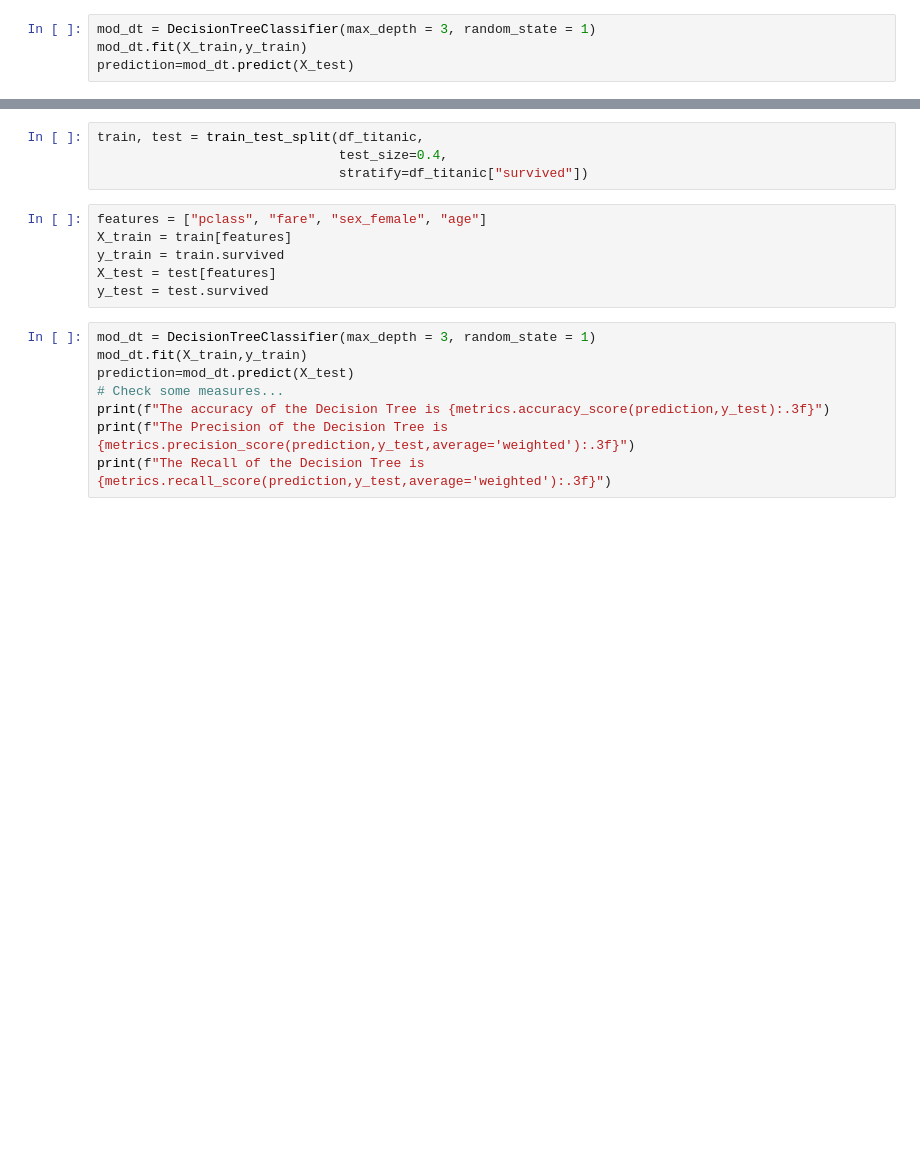
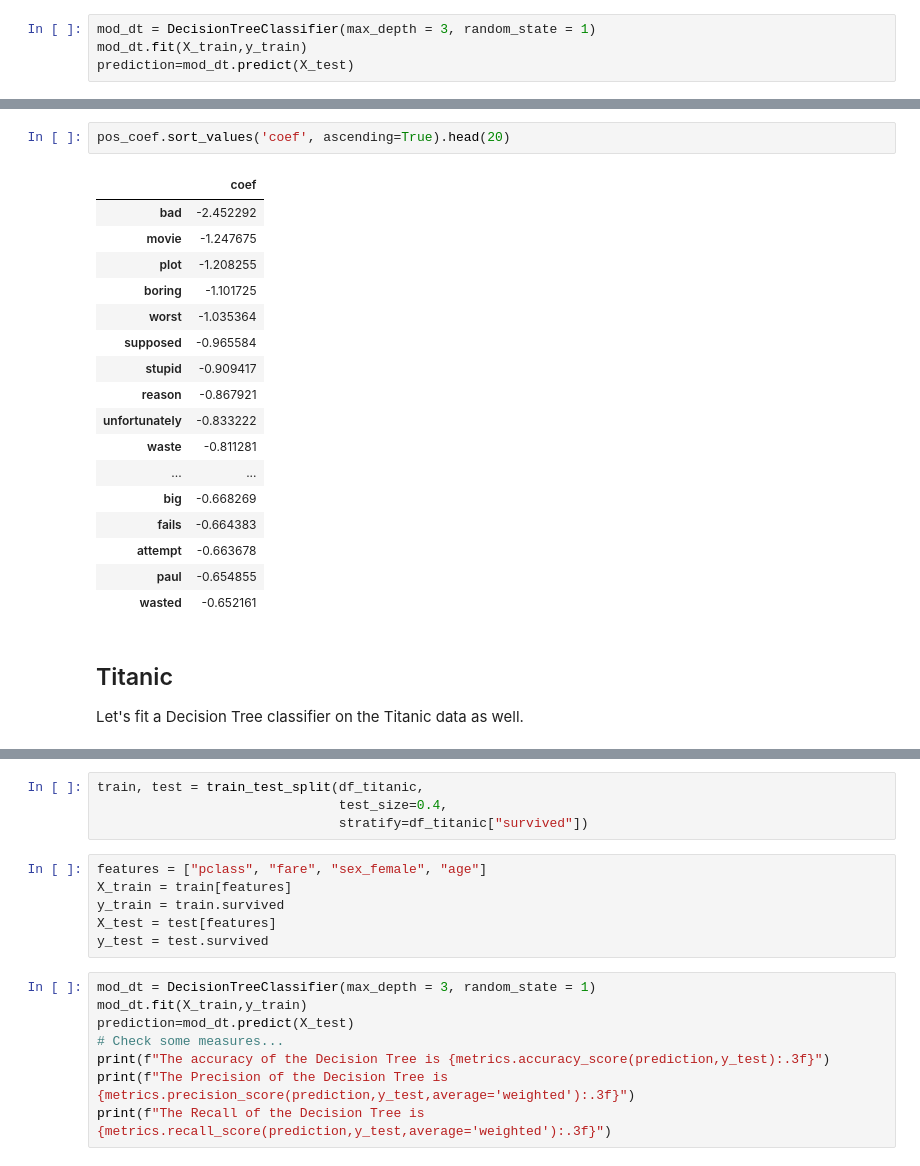
Before and after one commit to nmattei/cmps3160, a Jupyter notebook: _demos/Demo-10.ipynb, the cells around one changed output, grey strips where cells are left out. Saved outputs shown, nothing was run; the diff lists cells and outputs as text; blank space fills up the shorter version.

```diff
--- a/_demos/Demo-10.ipynb
+++ b/_demos/Demo-10.ipynb
@@ -112,3 +478,27 @@ What happens with the titanic dataset?
+# %%
+pos_coef.sort_values('coef', ascending=True).head(20)
+# %% [output]
+|  | coef |
+| bad | -2.452292 |
+| movie | -1.247675 |
+| plot | -1.208255 |
+| boring | -1.101725 |
+| worst | -1.035364 |
+| supposed | -0.965584 |
+| stupid | -0.909417 |
+| reason | -0.867921 |
+| unfortunately | -0.833222 |
+| waste | -0.811281 |
+| ... | ... |
+| big | -0.668269 |
+| fails | -0.664383 |
+| attempt | -0.663678 |
+| paul | -0.654855 |
+| wasted | -0.652161 |
+# %% [markdown]
+## Titanic
+
+Let's fit a Decision Tree classifier on the Titanic data as well.
 # %%
 df_titanic = pd.read_csv("./data/titanic.csv")
 df_titanic = pd.get_dummies(df_titanic, columns=['sex'])
```
Also changed, not shown: parts of 62 cells of this notebook.
